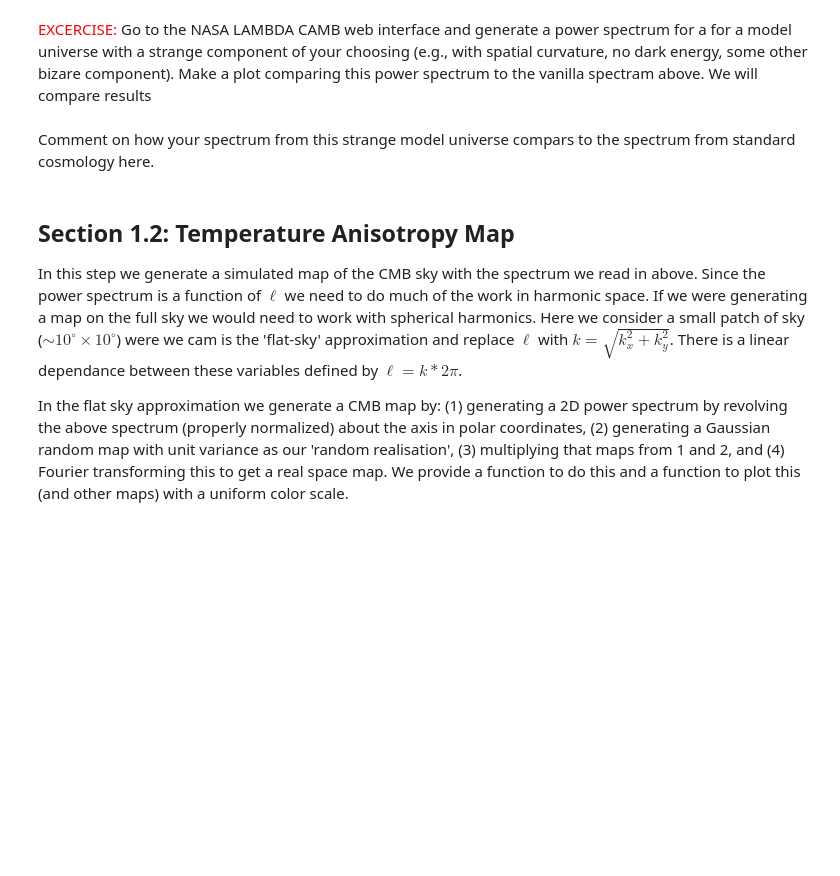
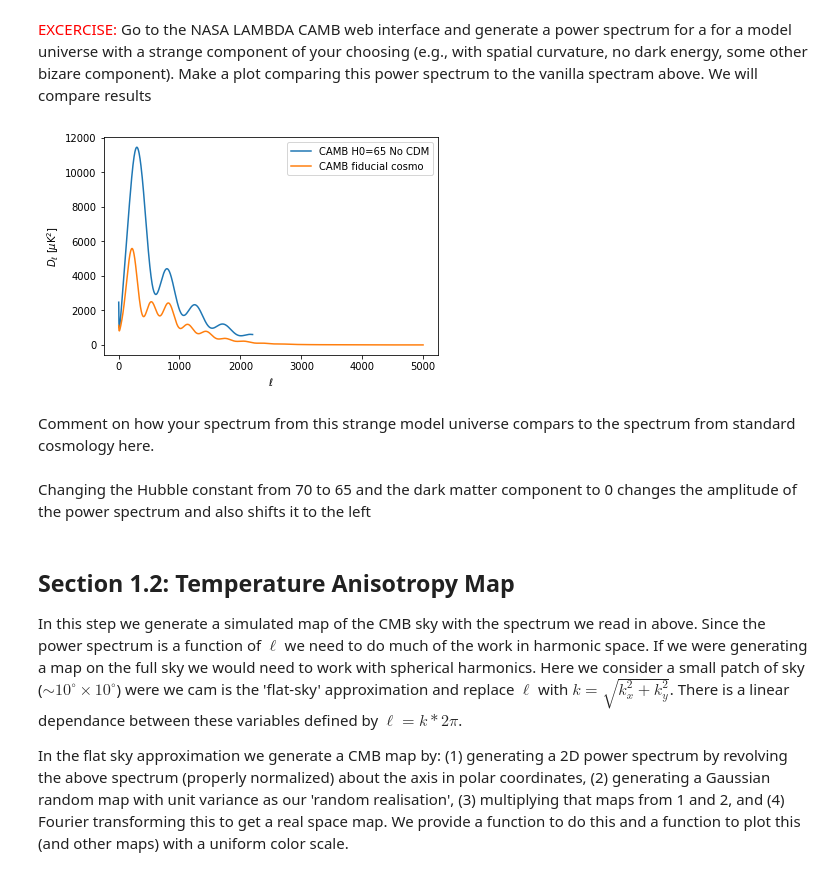
Before and after one commit to cpvargas/CosmoAndes, a Jupyter notebook: CosmoAndes_PartOne.ipynb, the cells around one changed output. Drawn from its saved outputs; the diff is of its cells as text; code cells hidden in the pictures; blank space fills up the shorter version.

```diff
--- a/CosmoAndes_PartOne.ipynb
+++ b/CosmoAndes_PartOne.ipynb
@@ -73,5 +78,20 @@ This plot is the angular power spectrum of the CMB temperature anisotropies.  It
+# %%
+# your code and plots go here
+
+ell, DlTT = np.loadtxt("camb_73434134_scalcls.dat", usecols=(0, 1), unpack=True)
+ell2, DlTT2 = np.loadtxt("CAMB_fiducial_cosmo_scalCls.dat", usecols=(0, 1), unpack=True)
+plt.plot(ell,DlTT,label = "CAMB H0=65 No CDM")
+plt.plot(ell2,DlTT2,label = "CAMB fiducial cosmo")
+plt.ylabel('$D_{\ell}$ [$\mu$K$^2$]')
+plt.xlabel('$\ell$')
+plt.legend()
+plt.show()
+# %% [output]
+[figure, added]
 # %% [markdown]
 Comment on how your spectrum from this strange model universe compars to the spectrum from standard cosmology here.
+# %% [markdown]
+Changing the Hubble constant from 70 to 65 and the dark matter component to 0 changes the amplitude of the power spectrum and also shifts it to the left
 # %% [markdown]
 ## Section 1.2: Temperature Anisotropy Map
 In this step we generate a simulated map of the CMB sky with the spectrum we read in above.  Since the power spectrum is a function of $\ell$ we need to do much of the work in harmonic space.  If we were generating a map on the full sky we would need to work with spherical harmonics.  Here we consider a small patch of sky ($\sim 10^\circ \times 10^\circ$) were we cam is the 'flat-sky' approximation and replace $\ell$ with $k = \sqrt{k_x^2 + k_y^2}$.  There is a linear dependance between these variables defined by $\ell = k* 2 \pi$.
```
Also changed, not shown: parts of 34 cells of this notebook, 6 other files.
